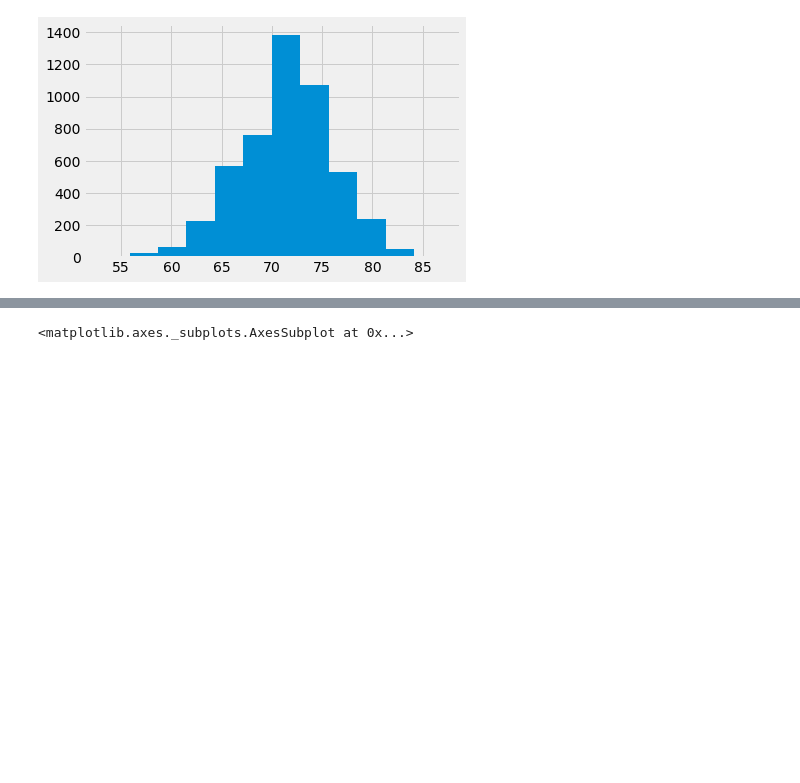
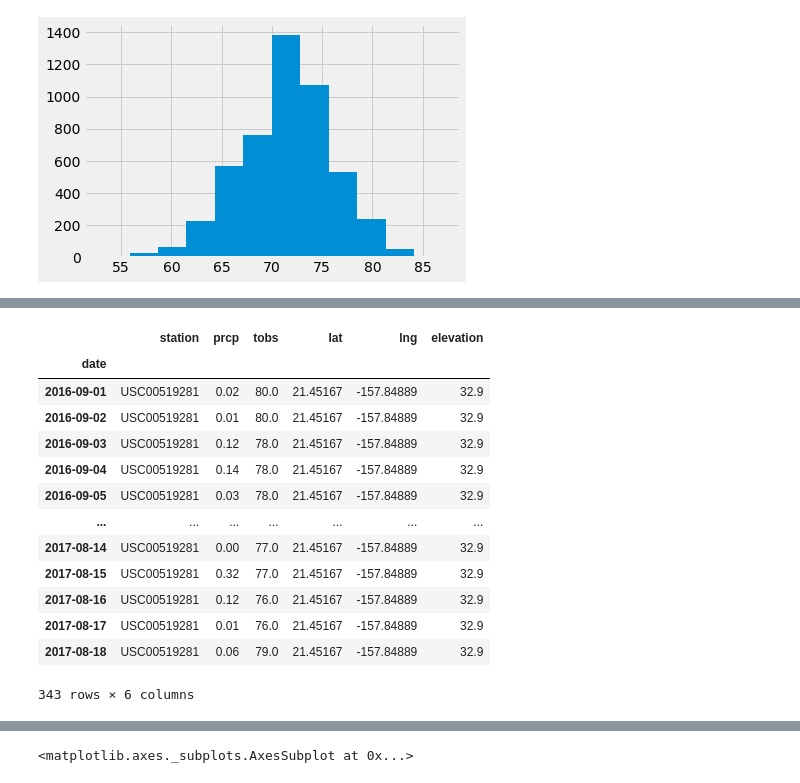
Before and after one commit to anPerger/SQL_alchemy_hw, a Jupyter notebook: climate_starter.ipynb, the cells around one changed output, grey strips where cells are left out. Saved outputs shown, nothing was run; the diff lists cells and outputs as text; code cells hidden in the pictures; blank space fills up the shorter version.

```diff
--- a/climate_starter.ipynb
+++ b/climate_starter.ipynb
@@ -307,0 +324,18 @@ plt.show()
+# %%
+frq_station_year = most_frq_station.set_index('date').last("12M")
+frq_station_year
+# %% [output]
+|  | station | prcp | tobs | lat | lng | elevation |
+| date |  |  |  |  |  |  |
+| 2016-09-01 | USC00519281 | 0.02 | 80.0 | 21.45167 | -157.84889 | 32.9 |
+| 2016-09-02 | USC00519281 | 0.01 | 80.0 | 21.45167 | -157.84889 | 32.9 |
+| 2016-09-03 | USC00519281 | 0.12 | 78.0 | 21.45167 | -157.84889 | 32.9 |
+| 2016-09-04 | USC00519281 | 0.14 | 78.0 | 21.45167 | -157.84889 | 32.9 |
+| 2016-09-05 | USC00519281 | 0.03 | 78.0 | 21.45167 | -157.84889 | 32.9 |
+| ... | ... | ... | ... | ... | ... | ... |
+| 2017-08-14 | USC00519281 | 0.00 | 77.0 | 21.45167 | -157.84889 | 32.9 |
+| 2017-08-15 | USC00519281 | 0.32 | 77.0 | 21.45167 | -157.84889 | 32.9 |
+| 2017-08-16 | USC00519281 | 0.12 | 76.0 | 21.45167 | -157.84889 | 32.9 |
+| 2017-08-17 | USC00519281 | 0.01 | 76.0 | 21.45167 | -157.84889 | 32.9 |
+| 2017-08-18 | USC00519281 | 0.06 | 79.0 | 21.45167 | -157.84889 | 32.9 |
+343 rows × 6 columns
```
Also changed, not shown: parts of 3 cells of this notebook.
